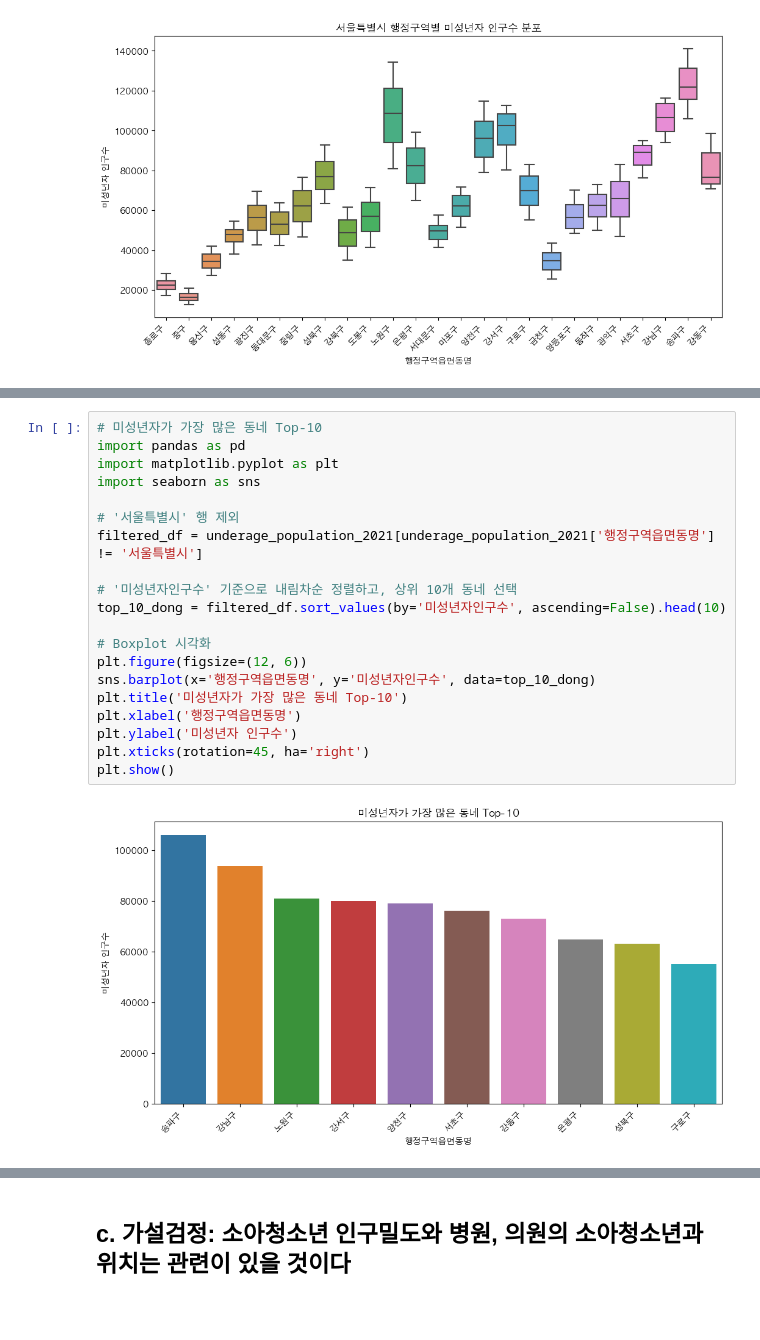
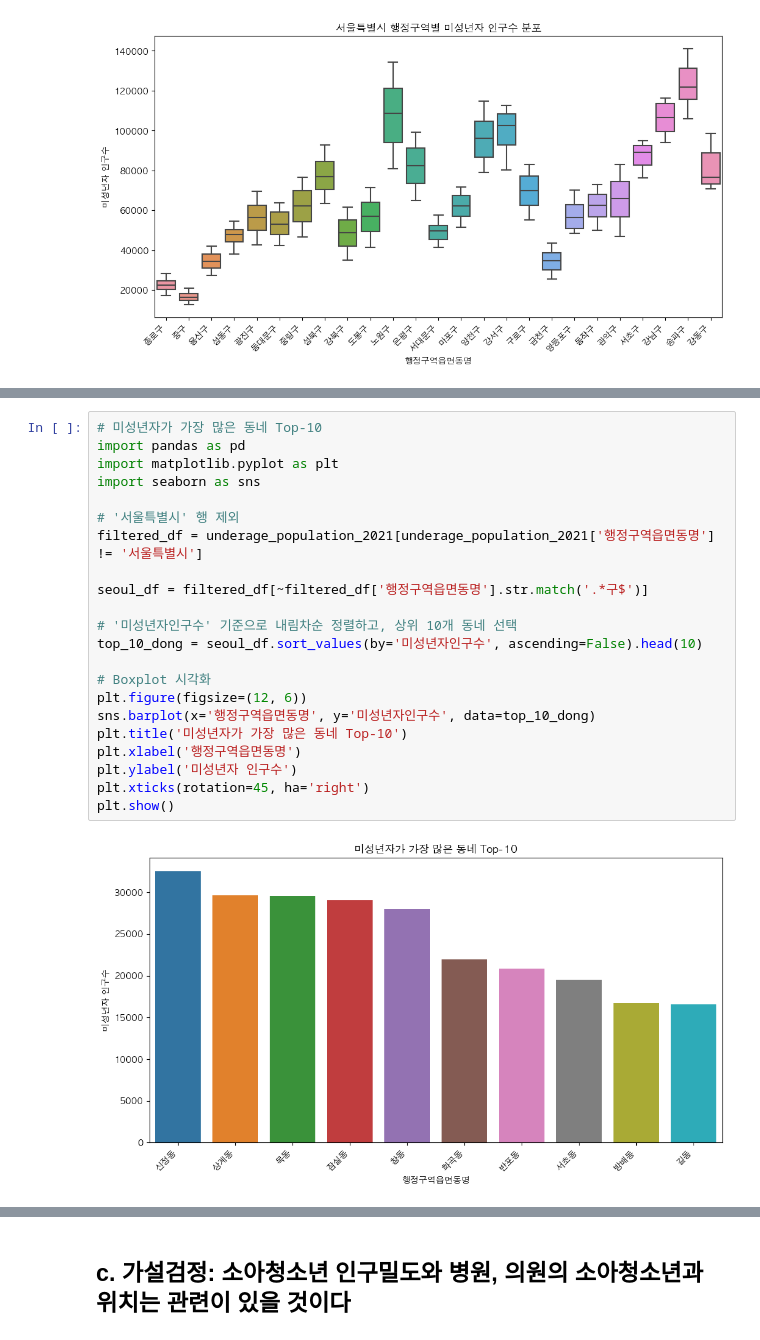
Before and after one commit to 2023SDA/medical-facility-location, a Jupyter notebook: hypothesis_test_underage_population.ipynb, the cells around one changed output, grey strips where cells are left out. Drawn from its saved outputs; the diff is of its cells as text; blank space fills up the shorter version.

Commit message:
fix: extract_dong_name function

```diff
--- a/hypothesis_test_underage_population.ipynb
+++ b/hypothesis_test_underage_population.ipynb
@@ -420,22 +420,24 @@ print(summary)
 # %%
 # 미성년자가 가장 많은 동네 Top-10
 import pandas as pd
 import matplotlib.pyplot as plt
 import seaborn as sns
 
 # '서울특별시' 행 제외
 filtered_df = underage_population_2021[underage_population_2021['행정구역읍면동명'] != '서울특별시']
 
+seoul_df = filtered_df[~filtered_df['행정구역읍면동명'].str.match('.*구$')]
+
 # '미성년자인구수' 기준으로 내림차순 정렬하고, 상위 10개 동네 선택
-top_10_dong = filtered_df.sort_values(by='미성년자인구수', ascending=False).head(10)
+top_10_dong = seoul_df.sort_values(by='미성년자인구수', ascending=False).head(10)
 
 # Boxplot 시각화
 plt.figure(figsize=(12, 6))
 sns.barplot(x='행정구역읍면동명', y='미성년자인구수', data=top_10_dong)
 plt.title('미성년자가 가장 많은 동네 Top-10')
 plt.xlabel('행정구역읍면동명')
 plt.ylabel('미성년자 인구수')
 plt.xticks(rotation=45, ha='right')
 plt.show()
 # %% [output]
-[figure, old version]
+[figure, new version]
```
Also changed, not shown: parts of 1 cell of this notebook, 2 other files.
